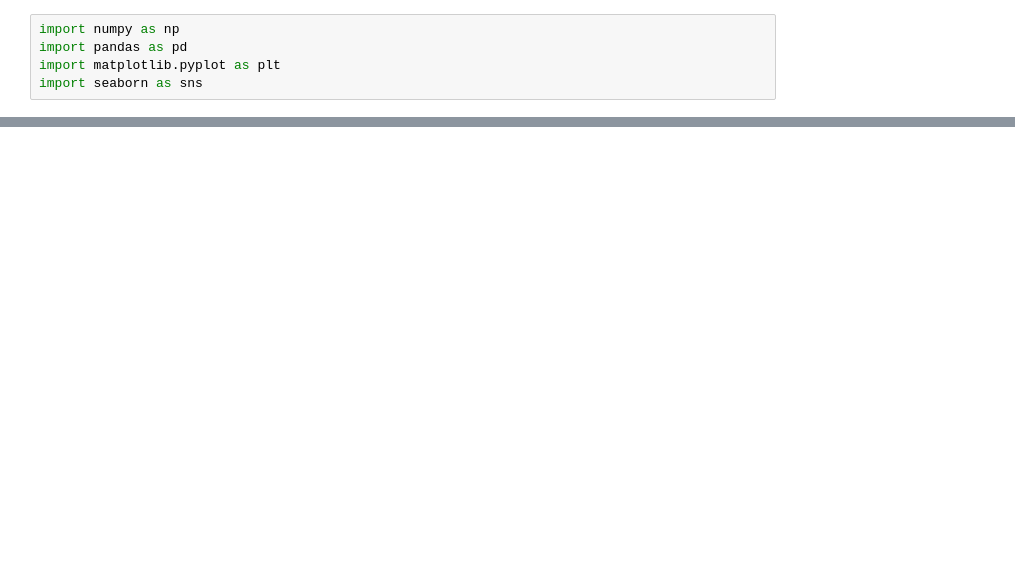
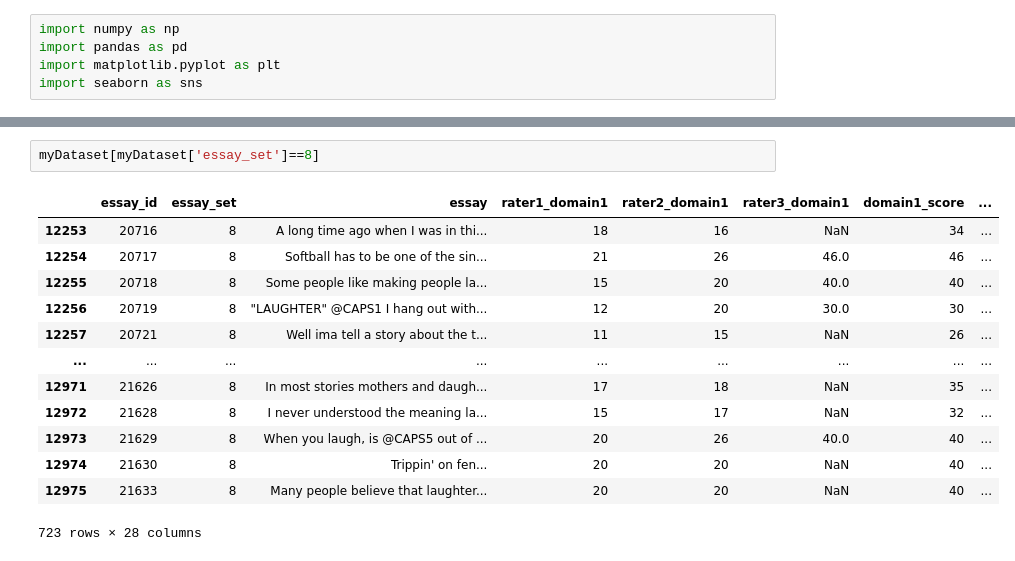
Before and after one commit to hypethral/robograder, a Jupyter notebook: src/analysis.ipynb, the cells around one changed output, grey strips where cells are left out. Cells and saved outputs as stored; diff of their text form; blank space fills up the shorter version.

```diff
--- a/src/analysis.ipynb
+++ b/src/analysis.ipynb
@@ -16,0 +85,16 @@ df.head()
+# %%
+myDataset[myDataset['essay_set']==8]
+# %% [output]
+|  | essay_id | essay_set | essay | rater1_domain1 | rater2_domain1 | rater3_domain1 | domain1_score | ... |
+| 12253 | 20716 | 8 | A long time ago when I was in thi... | 18 | 16 | NaN | 34 | ... |
+| 12254 | 20717 | 8 | Softball has to be one of the sin... | 21 | 26 | 46.0 | 46 | ... |
+| 12255 | 20718 | 8 | Some people like making people la... | 15 | 20 | 40.0 | 40 | ... |
+| 12256 | 20719 | 8 | "LAUGHTER" @CAPS1 I hang out with... | 12 | 20 | 30.0 | 30 | ... |
+| 12257 | 20721 | 8 | Well ima tell a story about the t... | 11 | 15 | NaN | 26 | ... |
+| ... | ... | ... | ... | ... | ... | ... | ... | ... |
+| 12971 | 21626 | 8 | In most stories mothers and daugh... | 17 | 18 | NaN | 35 | ... |
+| 12972 | 21628 | 8 | I never understood the meaning la... | 15 | 17 | NaN | 32 | ... |
+| 12973 | 21629 | 8 | When you laugh, is @CAPS5 out of ... | 20 | 26 | 40.0 | 40 | ... |
+| 12974 | 21630 | 8 | Trippin' on fen... | 20 | 20 | NaN | 40 | ... |
+| 12975 | 21633 | 8 | Many people believe that laughter... | 20 | 20 | NaN | 40 | ... |
+723 rows × 28 columns
```
Also changed, not shown: parts of 7 cells of this notebook.
